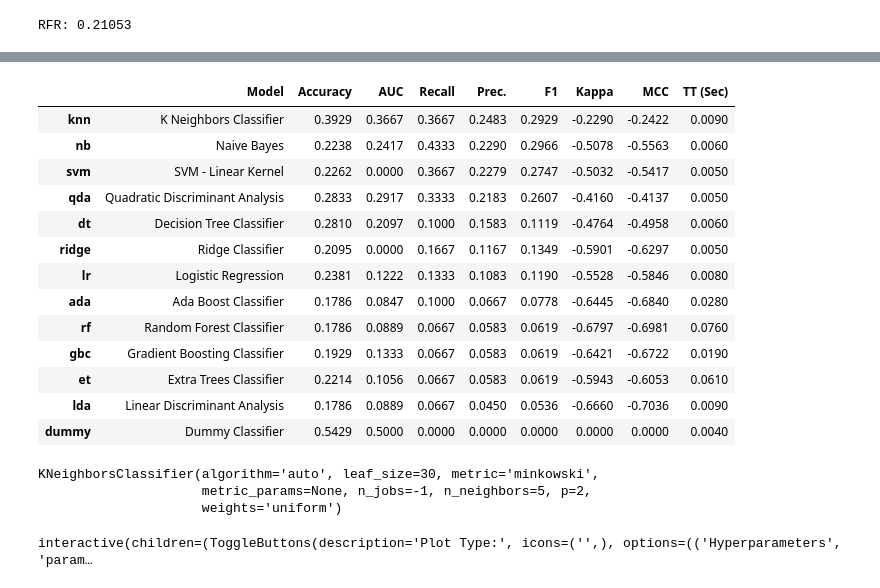
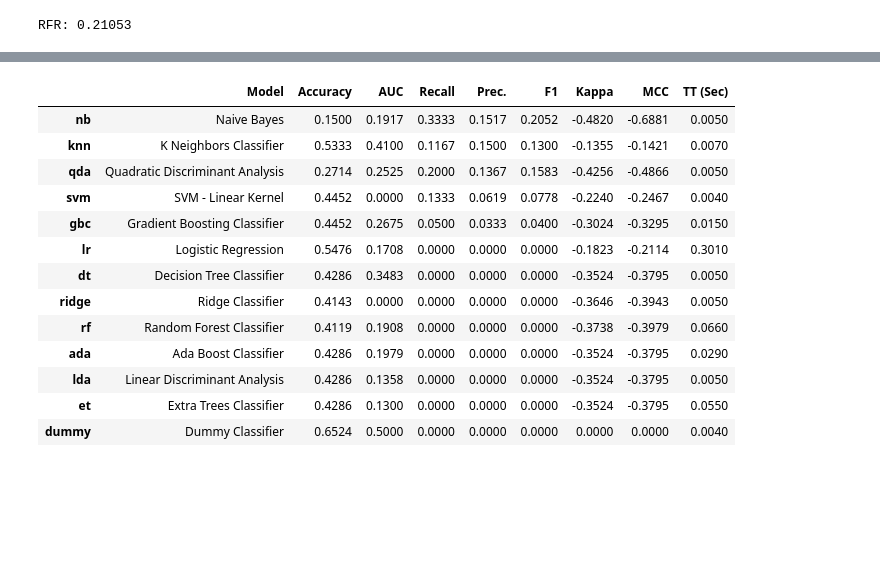
Before and after one commit to data-IA-2022/MOOC_Fengfeng_David, a Jupyter notebook: model.ipynb, the cells around one changed output, grey strips where cells are left out. Cells and saved outputs as stored; diff of their text form; code cells hidden in the pictures; blank space fills up the shorter version.

Commit message:
model notebook

```diff
--- a/model.ipynb
+++ b/model.ipynb
@@ -102,29 +107,19 @@ exp_reg101 = setup(data = df, target = 'eligibility')
 | 58 | Fix Imbalance | False |
 | 59 | Fix Imbalance Method | SMOTE |
 # %%
-best_models = compare_models(sort='Prec.')
+best_models = compare_models(sort='Prec.', n_select= 3)
 # %% [output]
 |  | Model | Accuracy | AUC | Recall | Prec. | F1 | Kappa | MCC | TT (Sec) |
-| knn | K Neighbors Classifier | 0.3929 | 0.3667 | 0.3667 | 0.2483 | 0.2929 | -0.2290 | -0.2422 | 0.0090 |
-| nb | Naive Bayes | 0.2238 | 0.2417 | 0.4333 | 0.2290 | 0.2966 | -0.5078 | -0.5563 | 0.0060 |
-| svm | SVM - Linear Kernel | 0.2262 | 0.0000 | 0.3667 | 0.2279 | 0.2747 | -0.5032 | -0.5417 | 0.0050 |
-| qda | Quadratic Discriminant Analysis | 0.2833 | 0.2917 | 0.3333 | 0.2183 | 0.2607 | -0.4160 | -0.4137 | 0.0050 |
-| dt | Decision Tree Classifier | 0.2810 | 0.2097 | 0.1000 | 0.1583 | 0.1119 | -0.4764 | -0.4958 | 0.0060 |
-| ridge | Ridge Classifier | 0.2095 | 0.0000 | 0.1667 | 0.1167 | 0.1349 | -0.5901 | -0.6297 | 0.0050 |
-| lr | Logistic Regression | 0.2381 | 0.1222 | 0.1333 | 0.1083 | 0.1190 | -0.5528 | -0.5846 | 0.0080 |
-| ada | Ada Boost Classifier | 0.1786 | 0.0847 | 0.1000 | 0.0667 | 0.0778 | -0.6445 | -0.6840 | 0.0280 |
-| rf | Random Forest Classifier | 0.1786 | 0.0889 | 0.0667 | 0.0583 | 0.0619 | -0.6797 | -0.6981 | 0.0760 |
-| gbc | Gradient Boosting Classifier | 0.1929 | 0.1333 | 0.0667 | 0.0583 | 0.0619 | -0.6421 | -0.6722 | 0.0190 |
-| et | Extra Trees Classifier | 0.2214 | 0.1056 | 0.0667 | 0.0583 | 0.0619 | -0.5943 | -0.6053 | 0.0610 |
-| lda | Linear Discriminant Analysis | 0.1786 | 0.0889 | 0.0667 | 0.0450 | 0.0536 | -0.6660 | -0.7036 | 0.0090 |
-| dummy | Dummy Classifier | 0.5429 | 0.5000 | 0.0000 | 0.0000 | 0.0000 | 0.0000 | 0.0000 | 0.0040 |
+| nb | Naive Bayes | 0.1500 | 0.1917 | 0.3333 | 0.1517 | 0.2052 | -0.4820 | -0.6881 | 0.0050 |
+| knn | K Neighbors Classifier | 0.5333 | 0.4100 | 0.1167 | 0.1500 | 0.1300 | -0.1355 | -0.1421 | 0.0070 |
+| qda | Quadratic Discriminant Analysis | 0.2714 | 0.2525 | 0.2000 | 0.1367 | 0.1583 | -0.4256 | -0.4866 | 0.0050 |
+| svm | SVM - Linear Kernel | 0.4452 | 0.0000 | 0.1333 | 0.0619 | 0.0778 | -0.2240 | -0.2467 | 0.0040 |
+| gbc | Gradient Boosting Classifier | 0.4452 | 0.2675 | 0.0500 | 0.0333 | 0.0400 | -0.3024 | -0.3295 | 0.0150 |
+| lr | Logistic Regression | 0.5476 | 0.1708 | 0.0000 | 0.0000 | 0.0000 | -0.1823 | -0.2114 | 0.3010 |
+| dt | Decision Tree Classifier | 0.4286 | 0.3483 | 0.0000 | 0.0000 | 0.0000 | -0.3524 | -0.3795 | 0.0050 |
+| ridge | Ridge Classifier | 0.4143 | 0.0000 | 0.0000 | 0.0000 | 0.0000 | -0.3646 | -0.3943 | 0.0050 |
+| rf | Random Forest Classifier | 0.4119 | 0.1908 | 0.0000 | 0.0000 | 0.0000 | -0.3738 | -0.3979 | 0.0660 |
+| ada | Ada Boost Classifier | 0.4286 | 0.1979 | 0.0000 | 0.0000 | 0.0000 | -0.3524 | -0.3795 | 0.0290 |
+| lda | Linear Discriminant Analysis | 0.4286 | 0.1358 | 0.0000 | 0.0000 | 0.0000 | -0.3524 | -0.3795 | 0.0050 |
+| et | Extra Trees Classifier | 0.4286 | 0.1300 | 0.0000 | 0.0000 | 0.0000 | -0.3524 | -0.3795 | 0.0550 |
+| dummy | Dummy Classifier | 0.6524 | 0.5000 | 0.0000 | 0.0000 | 0.0000 | 0.0000 | 0.0000 | 0.0040 |
-# %%
-best_models
-# %% [output]
-KNeighborsClassifier(algorithm='auto', leaf_size=30, metric='minkowski',
-                     metric_params=None, n_jobs=-1, n_neighbors=5, p=2,
-                     weights='uniform')
-# %%
-evaluate_model(best_models)
-# %% [output]
-interactive(children=(ToggleButtons(description='Plot Type:', icons=('',), options=(('Hyperparameters', 'param…
```
Also changed, not shown: parts of 6 cells of this notebook.
